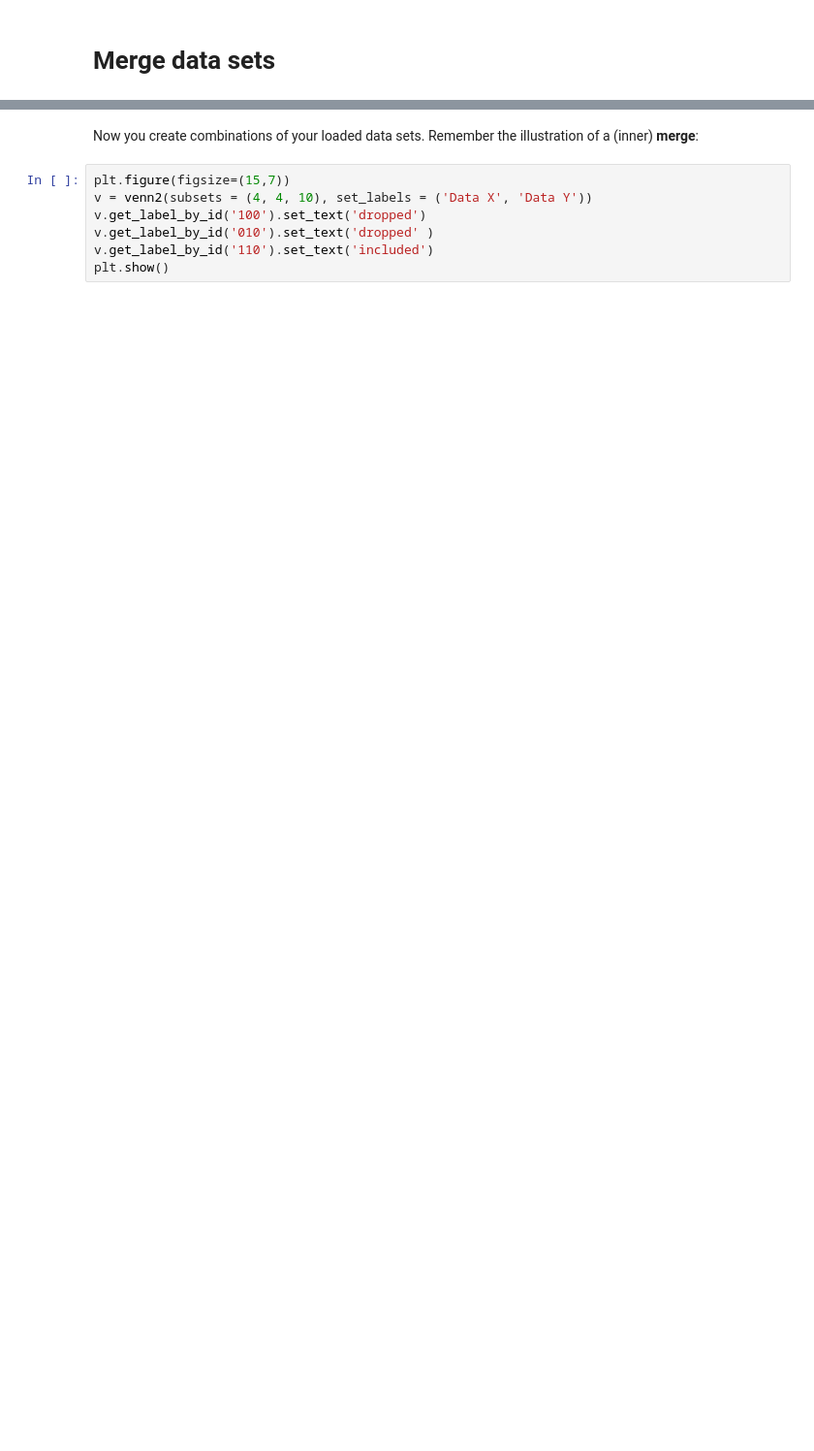
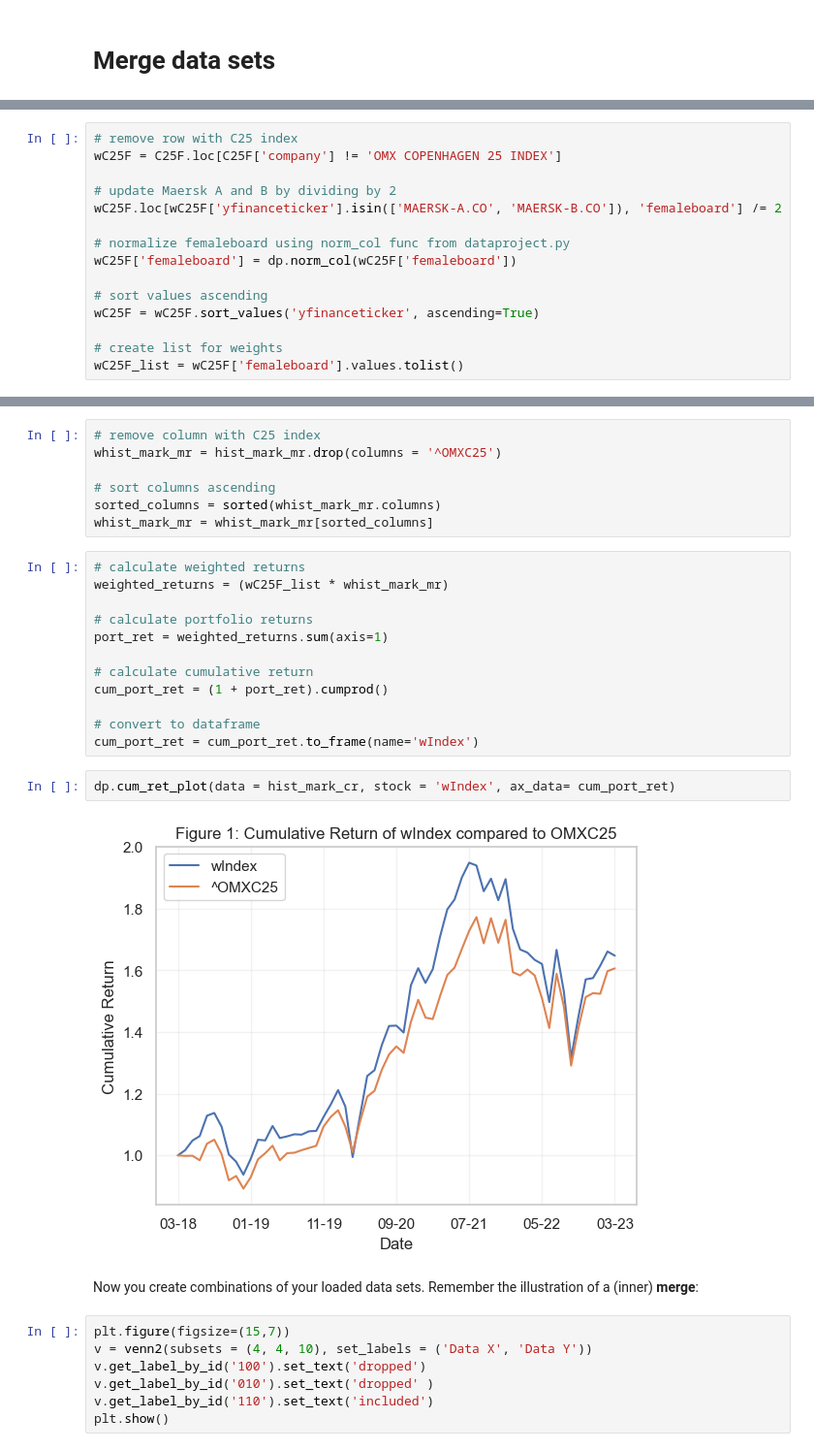
Before and after one commit to NumEconCopenhagen/projects-2023-jts, a Jupyter notebook: dataproject/dataproject.ipynb, the cells around one changed output, grey strips where cells are left out. Shown at 97% size. Saved outputs shown, nothing was run; the diff lists cells and outputs as text; blank space fills up the shorter version.

```diff
--- a/dataproject/dataproject.ipynb
+++ b/dataproject/dataproject.ipynb
@@ -197,0 +219,15 @@ hist_mark_emr.head()
+# %%
+# remove row with C25 index
+wC25F = C25F.loc[C25F['company'] != 'OMX COPENHAGEN 25 INDEX']
+
+# update Maersk A and B by dividing by 2
+wC25F.loc[wC25F['yfinanceticker'].isin(['MAERSK-A.CO', 'MAERSK-B.CO']), 'femaleboard'] /= 2
+
+# normalize femaleboard using norm_col func from dataproject.py
+wC25F['femaleboard'] = dp.norm_col(wC25F['femaleboard'])
+
+# sort values ascending
+wC25F = wC25F.sort_values('yfinanceticker', ascending=True)
+
+# create list for weights
+wC25F_list = wC25F['femaleboard'].values.tolist()
@@ -198,3 +240,26 @@ hist_mark_emr.head()
+# %%
+# remove column with C25 index
+whist_mark_mr = hist_mark_mr.drop(columns = '^OMXC25')
+
+# sort columns ascending
+sorted_columns = sorted(whist_mark_mr.columns)
+whist_mark_mr = whist_mark_mr[sorted_columns]
+# %%
+# calculate weighted returns
+weighted_returns = (wC25F_list * whist_mark_mr)
+
+# calculate portfolio returns
+port_ret = weighted_returns.sum(axis=1)
+
+# calculate cumulative return
+cum_port_ret = (1 + port_ret).cumprod()
+
+# convert to dataframe
+cum_port_ret = cum_port_ret.to_frame(name='wIndex')
+# %%
+dp.cum_ret_plot(data = hist_mark_cr, stock = 'wIndex', ax_data= cum_port_ret)
+# %% [output]
+[figure, added]
 # %% [markdown]
 Now you create combinations of your loaded data sets. Remember the illustration of a (inner) **merge**:
 # %%
```
Also changed, not shown: parts of 18 cells of this notebook, 1 other file.
